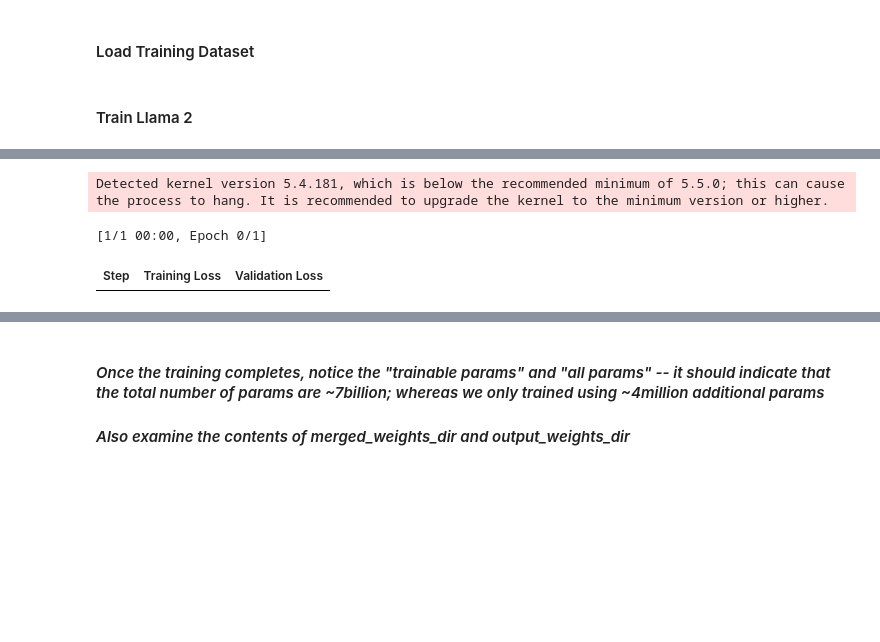
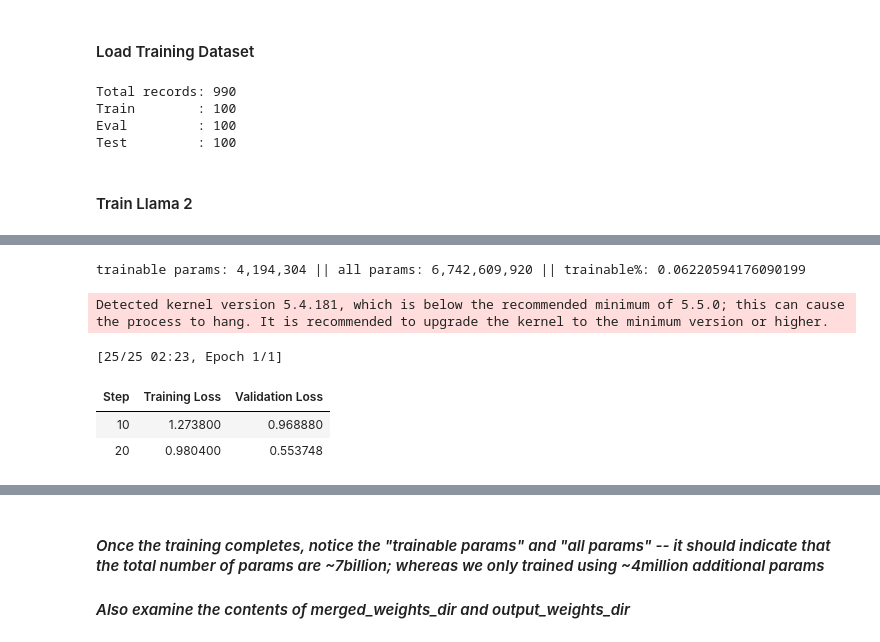
Before and after one commit to sfc-gh-pwate/llm-bootcamp-build-2023, a Jupyter notebook: day2/llm-day2-notebook.ipynb, the cells around one changed output, grey strips where cells are left out. Saved outputs shown, nothing was run; the diff lists cells and outputs as text; code cells hidden in the pictures; blank space fills up the shorter version.

```diff
--- a/day2/llm-day2-notebook.ipynb
+++ b/day2/llm-day2-notebook.ipynb
@@ -62,7 +58,23 @@ test_df = pd.read_json("train.json", lines=True).tail(10)
+# %%
+df = pd.read_json("train.json", lines=True)
+print(f"Total records: {df.shape[0]}")
+# In the interest of time we will train, eval and test on 100 records
+train_df = df.head(100)
+print(f"Train        : {train_df.shape[0]}")
+eval_df = df[200:300]
+print(f"Eval         : {eval_df.shape[0]}")
+test_df = df.tail(100)
+print(f"Test         : {test_df.shape[0]}")
+# %% [output]
+Total records: 990
+Train        : 100
+Eval         : 100
+Test         : 100
 # %% [markdown]
 #### Train Llama 2
 # %%
-# Takes about ~3mins
+# Takes about ~2mins for 10 records
+# Takes about ~5mins for 100 records
 
 merged_weights_dir = 'merged_weights_dir'
 output_weights_dir = 'output_weights_dir'
@@ -71,11 +83,11 @@ runner = ft_util.FinetuneModelRunner(
     base_model_id="meta-llama/Llama-2-7b-chat-hf",
     task_type=ft_util.FinetuneTaskType.INSTRUCT,
     train_dataset=train_df,
-    eval_dataset=train_df,
+    eval_dataset=eval_df,
 )
 
 mcf = ft_util.ModelConfig(
-    max_steps=1,
+    num_epochs=1,
     quantization=ft_util.QuantizationConfig(
         k_bits=4,
     ),
@@ -88,3 +101,6 @@ trainable params: 4,194,304 || all params: 6,742,609,920 || trainable%: 0.062205
-Detected kernel version 5.4.181, which is below the recommended minimum of 5.5.0; this can cause the process to hang. It is recommended to upgrade the kernel to the minimum version or higher.
+trainable params: 4,194,304 || all params: 6,742,609,920 || trainable%: 0.06220594176090199
-[1/1 00:00, Epoch 0/1]
+Detected kernel version 5.4.181, which is below the recommended minimum of 5.5.0; this can cause the process to hang. It is recommended to upgrade the kernel to the minimum version or higher.
+[25/25 02:23, Epoch 1/1]
 | Step | Training Loss | Validation Loss |
+| 10 | 1.273800 | 0.968880 |
+| 20 | 0.980400 | 0.553748 |
```
Also changed, not shown: parts of 18 cells of this notebook, 1 other file.
